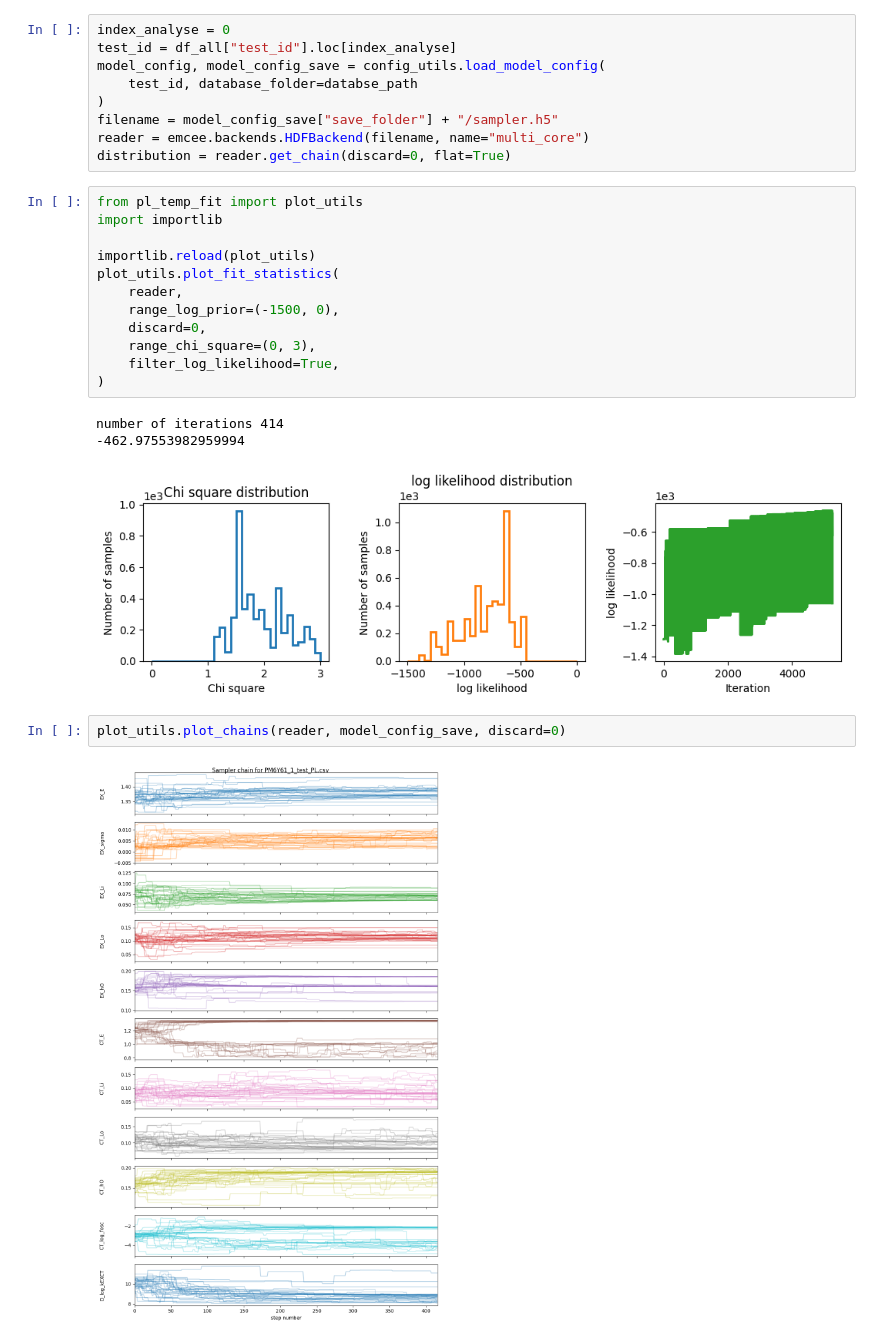
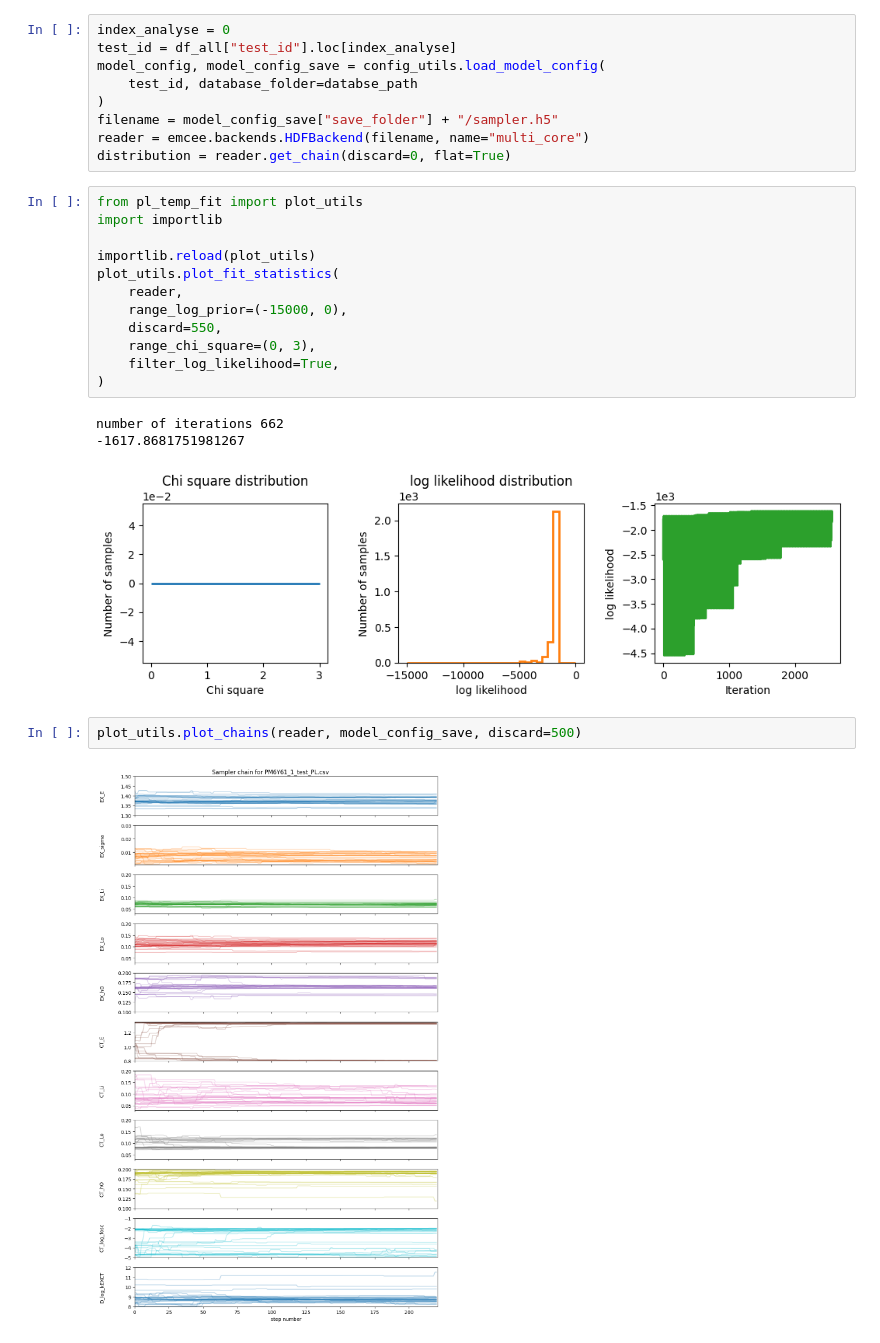
Before and after one commit to mohammedazzouzi15/pl_temp_fit, a Jupyter notebook: notebook/22_analyse_sampling_output_PLEL.ipynb, the cells around one changed output. Saved outputs shown, nothing was run; the diff lists cells and outputs as text.

```diff
--- a/notebook/22_analyse_sampling_output_PLEL.ipynb
+++ b/notebook/22_analyse_sampling_output_PLEL.ipynb
@@ -62,19 +62,19 @@ import importlib
 importlib.reload(plot_utils)
 plot_utils.plot_fit_statistics(
     reader,
-    range_log_prior=(-1500, 0),
-    discard=0,
+    range_log_prior=(-15000, 0),
+    discard=550,
     range_chi_square=(0, 3),
     filter_log_likelihood=True,
 )
 # %% [output]
-number of iterations 414
--462.97553982959994
+number of iterations 662
+-1617.8681751981267
-[figure, old version]
+[figure, new version]
 # %%
-plot_utils.plot_chains(reader, model_config_save, discard=0)
+plot_utils.plot_chains(reader, model_config_save, discard=500)
 # %% [output]
-[figure, old version]
+[figure, new version]
 # %%
 plot_utils.plot_diff_chains(
     reader,
```
Also changed, not shown: parts of 7 cells of this notebook, 7 other files.
